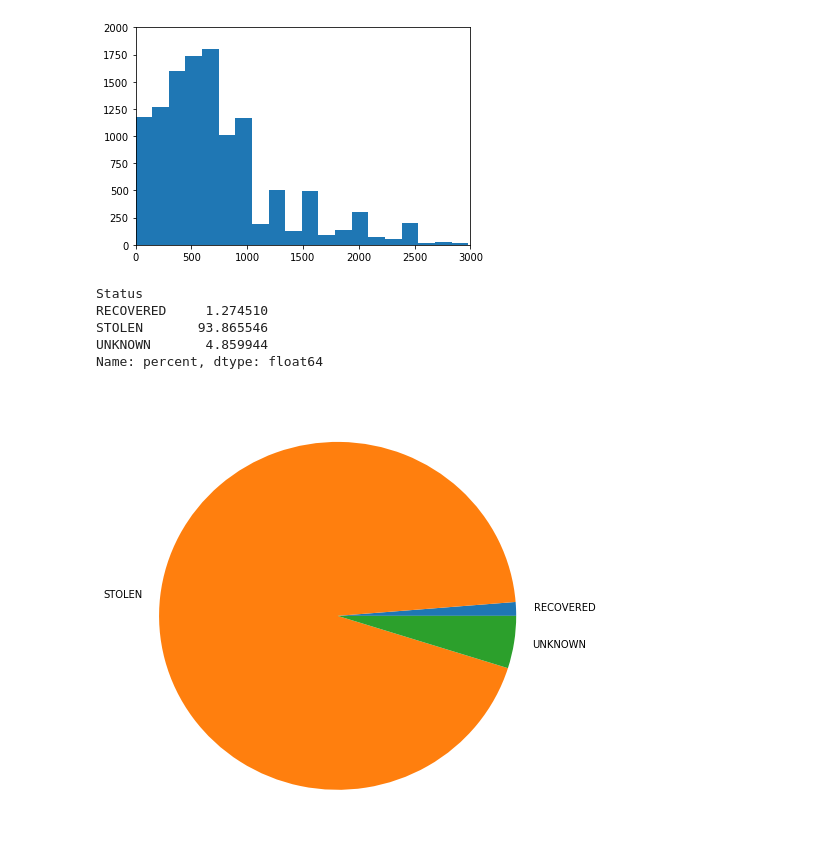
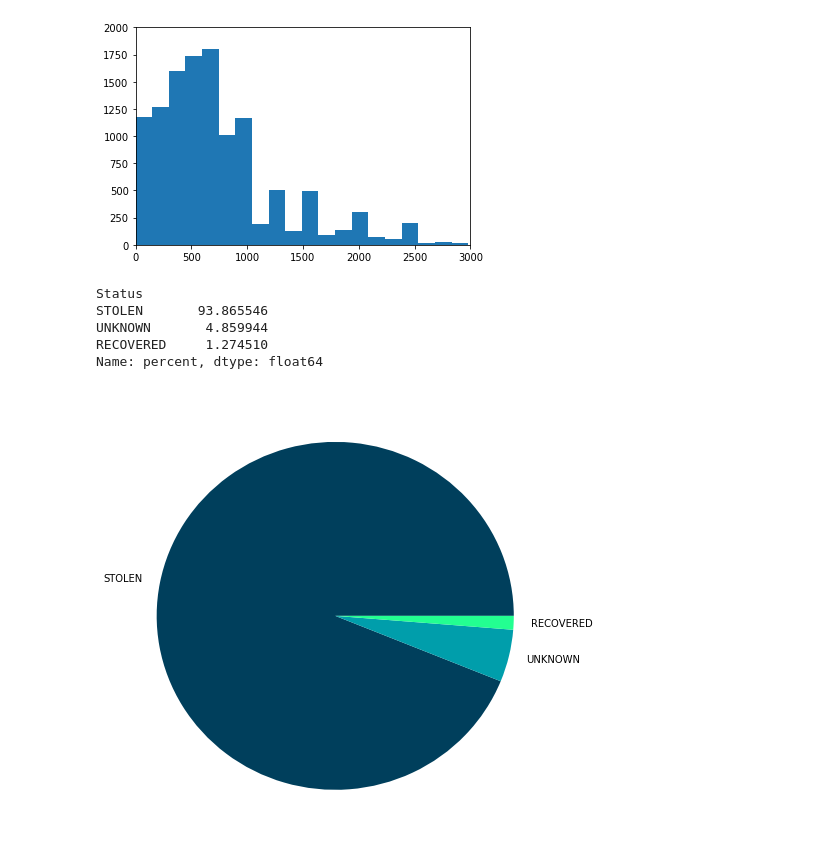
Before and after one commit to simonwongwong/TorontoBicycleCrimes, a Jupyter notebook: Toronto Bicycle Crimes.ipynb, the cells around one changed output. Saved outputs shown, nothing was run; the diff lists cells and outputs as text; code cells hidden in the pictures.

Commit message:
Changed matplotlib colormap to match palette better

```diff
--- a/Toronto Bicycle Crimes.ipynb
+++ b/Toronto Bicycle Crimes.ipynb
@@ -9,3 +9,8 @@ import chartify
 # %% [output]
 Loading BokehJS ...
 [interactive output not drawn]
+# %%
+chartify.color_palettes.create_palette(colors=['#155799', '#159957'],
+                                       palette_type='categorical',
+                                       name='web_theme')
+plt.rcParams['axes.prop_cycle'] = plt.cycler(color=['#003f5c','#00597b','#007494','#0090a6','#00adae','#00c9ad','#00e5a3','#23ff91',"#a2ffc0"])
@@ -214,19 +231,20 @@ plt.axis([0, 3000,0,2000])
 [0, 3000, 0, 2000]
 [figure]
 # %%
+plt.rcParams['axes.prop_cycle'] = plt.cycler(color=['#003f5c','#009eab', '#23ff91'])
 status_df = crime_df.groupby("Status").count()
 status_df['percent'] = status_df['X']*100/total
-
+status_df = status_df.sort_values('percent', ascending=False)
 sax = status_df.plot(kind="pie", y="percent", figsize=(8,8), legend=False)
 sax.set_ylabel("")
 status_df['percent']
 # status_df
 # %% [output]
 Status
-RECOVERED     1.274510
 STOLEN       93.865546
 UNKNOWN       4.859944
+RECOVERED     1.274510
 Name: percent, dtype: float64
-[figure, old version]
+[figure, new version]
 # %%
 #TODO: change in crime over years?
```
Also changed, not shown: parts of 6 cells of this notebook, 12 other files.
